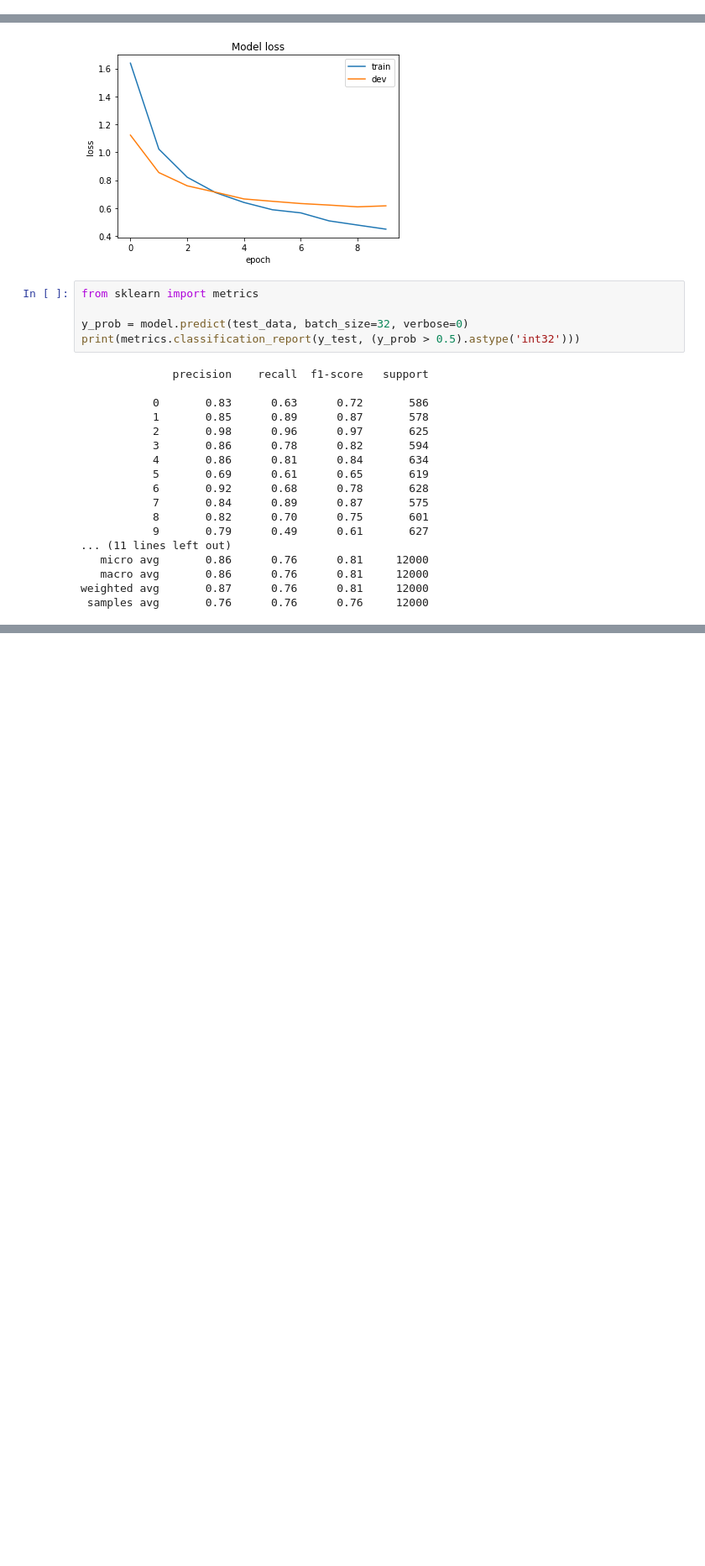
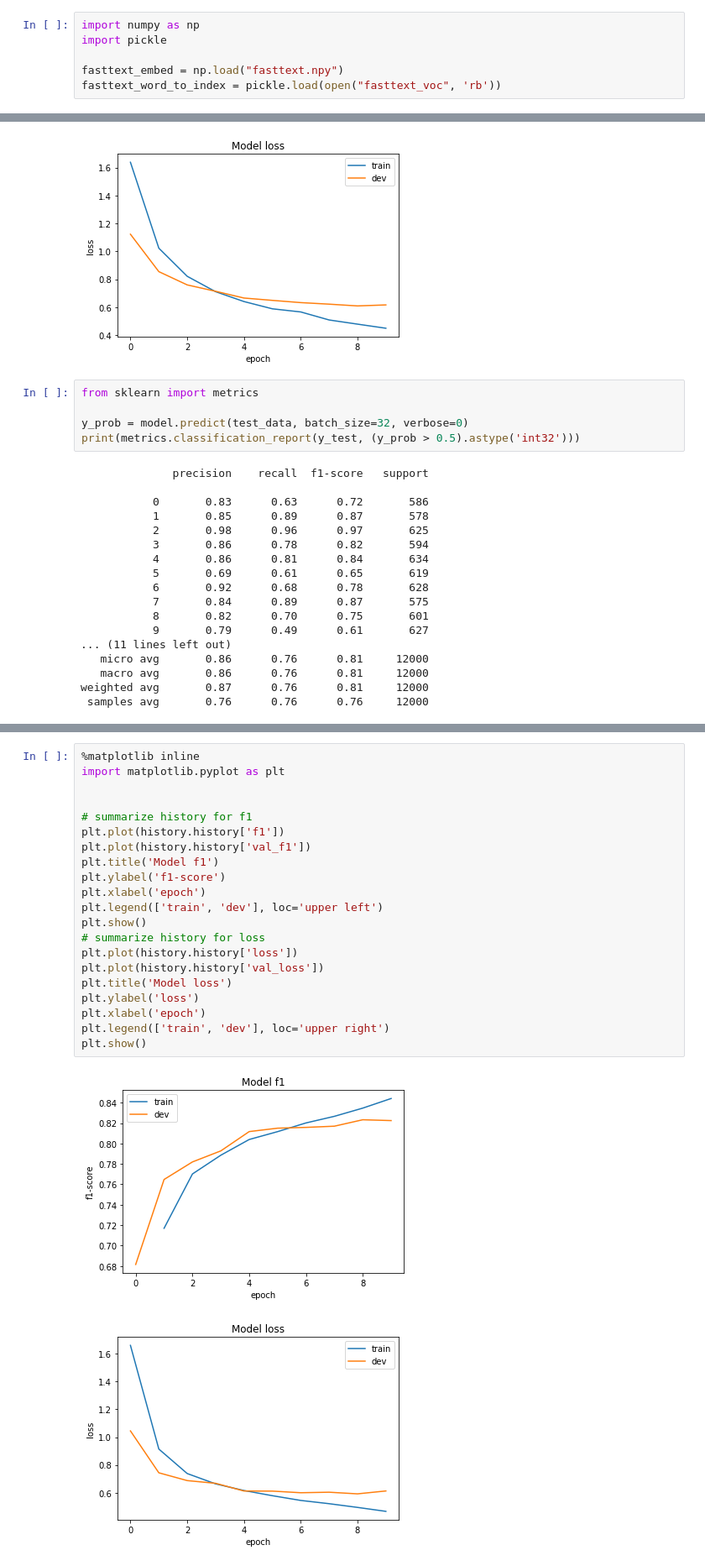
Before and after one commit to markioan/RNNTextAnalytics, a Jupyter notebook: notebooks/Embending.ipynb, the cells around one changed output, grey strips where cells are left out. Shown at 84% size. Cells and saved outputs as stored; diff of their text form; blank space fills up the shorter version.

```diff
--- a/notebooks/Embending.ipynb
+++ b/notebooks/Embending.ipynb
@@ -69,6 +69,12 @@ Saving to: ‘stack-overflow-data.csv’
 stack-overflow-data 100%[===================>]  42.27M  77.0MB/s    in 0.5s
 
 2019-07-09 09:31:40 (77.0 MB/s) - ‘stack-overflow-data.csv’ saved [44319561/44319561]
+# %%
+import numpy as np
+import pickle
+
+fasttext_embed = np.load("fasttext.npy")
+fasttext_word_to_index = pickle.load(open("fasttext_voc", 'rb'))
 # %%
 def recall(y_true, y_pred):
 
@@ -424,0 +717,24 @@ weighted avg       0.87      0.76      0.81     12000
+# %%
+%matplotlib inline
+import matplotlib.pyplot as plt
+
+
+# summarize history for f1
+plt.plot(history.history['f1'])
+plt.plot(history.history['val_f1'])
+plt.title('Model f1')
+plt.ylabel('f1-score')
+plt.xlabel('epoch')
+plt.legend(['train', 'dev'], loc='upper left')
+plt.show()
+# summarize history for loss
+plt.plot(history.history['loss'])
+plt.plot(history.history['val_loss'])
+plt.title('Model loss')
+plt.ylabel('loss')
+plt.xlabel('epoch')
+plt.legend(['train', 'dev'], loc='upper right')
+plt.show()
+# %% [output]
+[figure, added]
+[figure, added]
```
Also changed, not shown: parts of 7 cells of this notebook.
